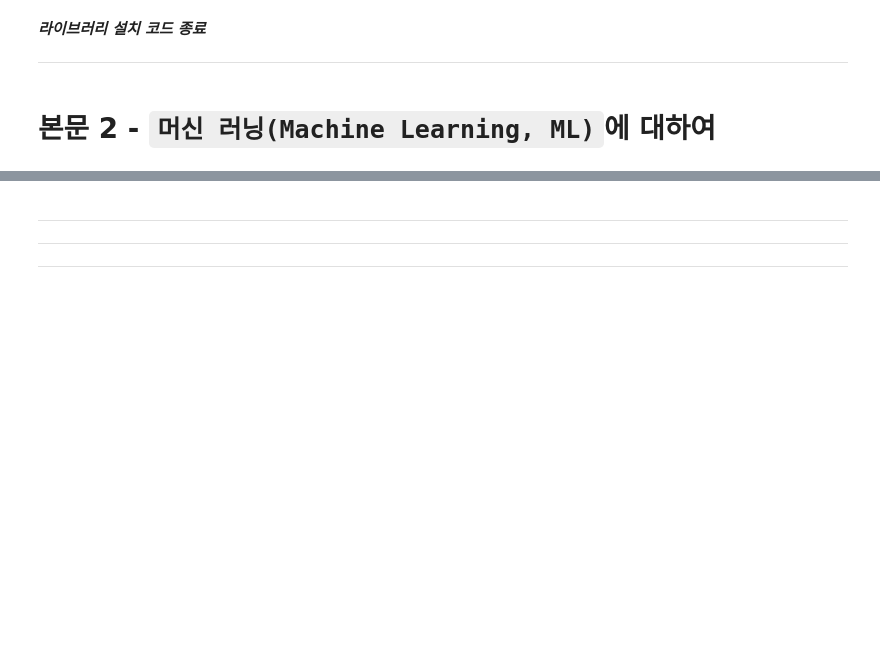
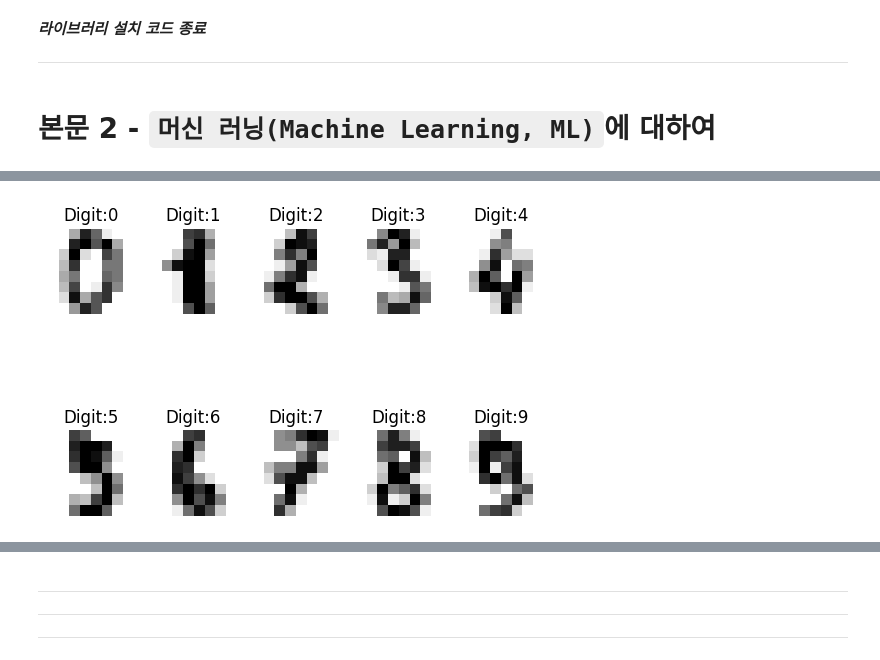
Before and after one commit to imbiotech/skbtML, a Jupyter notebook: k_pda_gmp_w_s.ipynb, the cells around one changed output, grey strips where cells are left out. Saved outputs shown, nothing was run; the diff lists cells and outputs as text; code cells hidden in the pictures; blank space fills up the shorter version.

```diff
--- a/k_pda_gmp_w_s.ipynb
+++ b/k_pda_gmp_w_s.ipynb
@@ -221,0 +198,19 @@ pip install pandas numpy scikit-learn matplotlib lightgbm keras tensorflow seabo
+# %%
+import matplotlib.pyplot as plt
+import random
+from sklearn import datasets, tree
+from sklearn.metrics import accuracy_score, confusion_matrix
+from sklearn.metrics import precision_score, recall_score, f1_score
+
+# 손글씨 데이터를 불러옴
+digits = datasets.load_digits()
+
+# 이미지를 표시함.
+for label, img in zip(digits.target[:10], digits.images[:10]):
+    plt.subplot(2, 5, label+1) # 각각의 글씨 표현을 위해 2행 5열의 subplot을 만듬
+    plt.axis('off') # 축 삭제
+    plt.imshow(img, cmap=plt.cm.gray_r, interpolation='nearest') # 이미지 표시
+    plt.title('Digit:{0}'.format(label)) # 제목 표시
+plt.show()
+# %% [output]
+[figure, added]
```
Also changed, not shown: parts of 105 cells of this notebook.
